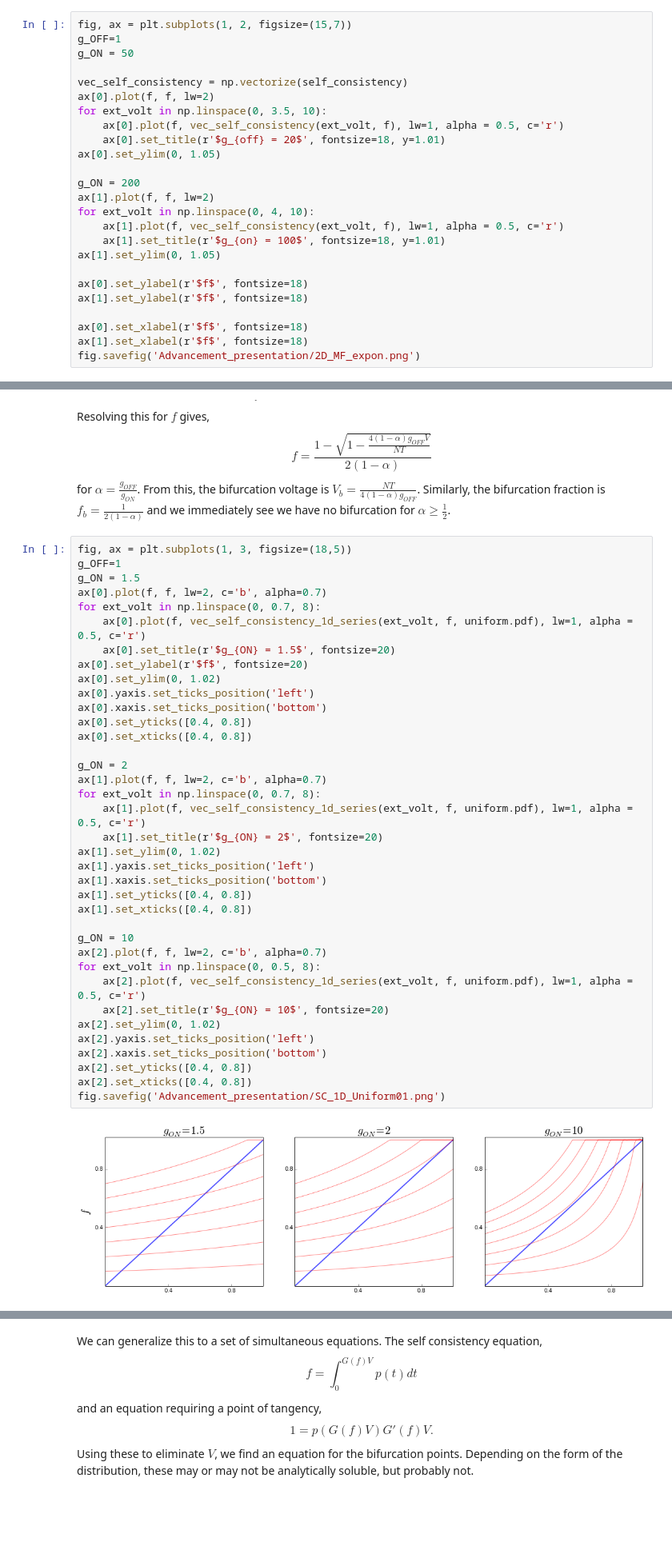
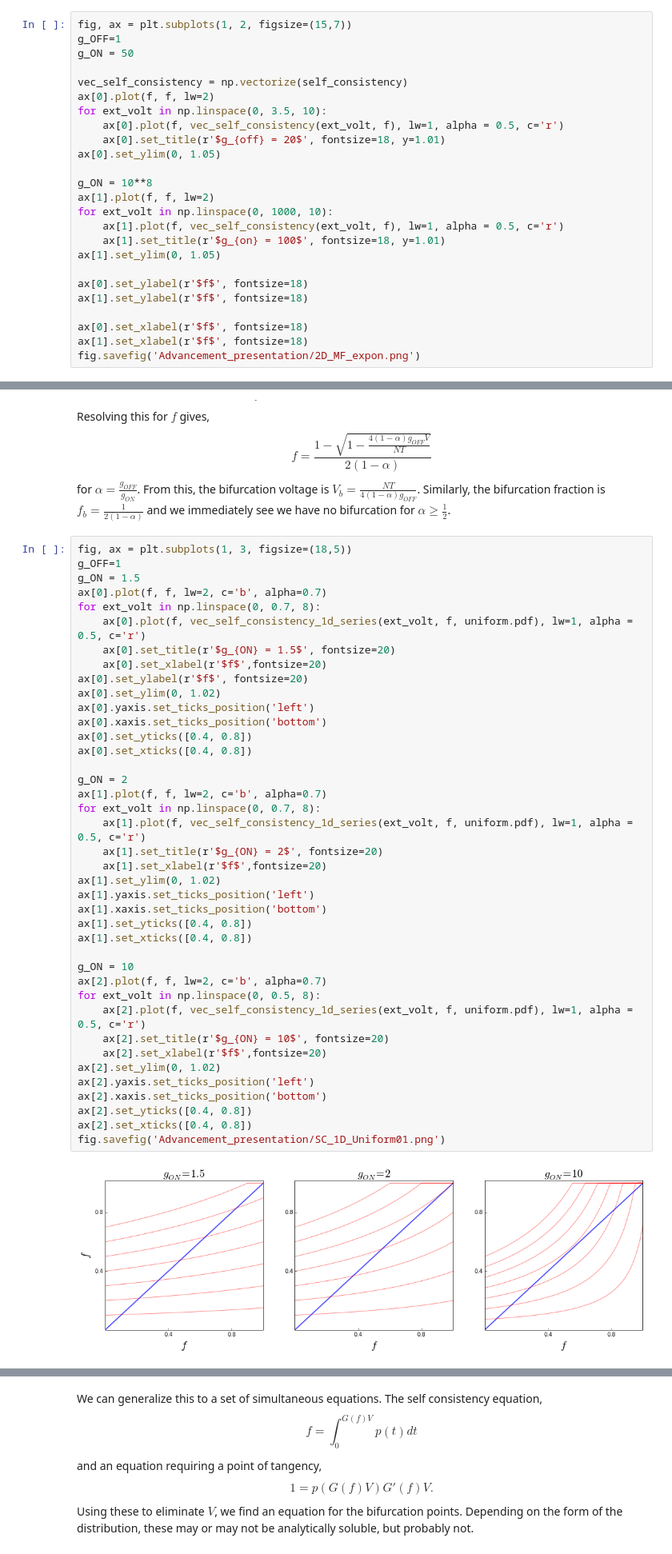
Before and after one commit to forrestsheldon/memNets, a Jupyter notebook: Mean_Field_Theory.ipynb, the cells around one changed output, grey strips where cells are left out. Shown at 80% size. Saved outputs shown, nothing was run; the diff lists cells and outputs as text; blank space fills up the shorter version.

```diff
--- a/Mean_Field_Theory.ipynb
+++ b/Mean_Field_Theory.ipynb
@@ -132,9 +135,9 @@ for ext_volt in np.linspace(0, 3.5, 10):
     ax[0].set_title(r'$g_{off} = 20$', fontsize=18, y=1.01)
 ax[0].set_ylim(0, 1.05)
 
-g_ON = 200
+g_ON = 10**8
 ax[1].plot(f, f, lw=2)
-for ext_volt in np.linspace(0, 4, 10):
+for ext_volt in np.linspace(0, 1000, 10):
     ax[1].plot(f, vec_self_consistency(ext_volt, f), lw=1, alpha = 0.5, c='r')
     ax[1].set_title(r'$g_{on} = 100$', fontsize=18, y=1.01)
 ax[1].set_ylim(0, 1.05)
@@ -277,37 +319,40 @@ ax[0].plot(f, f, lw=2, c='b', alpha=0.7)
 for ext_volt in np.linspace(0, 0.7, 8):
     ax[0].plot(f, vec_self_consistency_1d_series(ext_volt, f, uniform.pdf), lw=1, alpha = 0.5, c='r')
     ax[0].set_title(r'$g_{ON} = 1.5$', fontsize=20)
+    ax[0].set_xlabel(r'$f$',fontsize=20)
 ax[0].set_ylabel(r'$f$', fontsize=20)
 ax[0].set_ylim(0, 1.02)
 ax[0].yaxis.set_ticks_position('left')
 ax[0].xaxis.set_ticks_position('bottom')
 ax[0].set_yticks([0.4, 0.8])
 ax[0].set_xticks([0.4, 0.8])
 
 g_ON = 2
 ax[1].plot(f, f, lw=2, c='b', alpha=0.7)
 for ext_volt in np.linspace(0, 0.7, 8):
     ax[1].plot(f, vec_self_consistency_1d_series(ext_volt, f, uniform.pdf), lw=1, alpha = 0.5, c='r')
     ax[1].set_title(r'$g_{ON} = 2$', fontsize=20)
+    ax[1].set_xlabel(r'$f$',fontsize=20)
 ax[1].set_ylim(0, 1.02)
 ax[1].yaxis.set_ticks_position('left')
 ax[1].xaxis.set_ticks_position('bottom')
 ax[1].set_yticks([0.4, 0.8])
 ax[1].set_xticks([0.4, 0.8])
 
 g_ON = 10
 ax[2].plot(f, f, lw=2, c='b', alpha=0.7)
 for ext_volt in np.linspace(0, 0.5, 8):
     ax[2].plot(f, vec_self_consistency_1d_series(ext_volt, f, uniform.pdf), lw=1, alpha = 0.5, c='r')
     ax[2].set_title(r'$g_{ON} = 10$', fontsize=20)
+    ax[2].set_xlabel(r'$f$',fontsize=20)
 ax[2].set_ylim(0, 1.02)
 ax[2].yaxis.set_ticks_position('left')
 ax[2].xaxis.set_ticks_position('bottom')
 ax[2].set_yticks([0.4, 0.8])
 ax[2].set_xticks([0.4, 0.8])
 fig.savefig('Advancement_presentation/SC_1D_Uniform01.png')
 # %% [output]
-[figure, old version]
+[figure, new version]
 # %%
 fig, ax = plt.subplots(1, 3, figsize=(18,5))
 g_OFF=1
```
Also changed, not shown: parts of 16 cells of this notebook, 29 other files.
